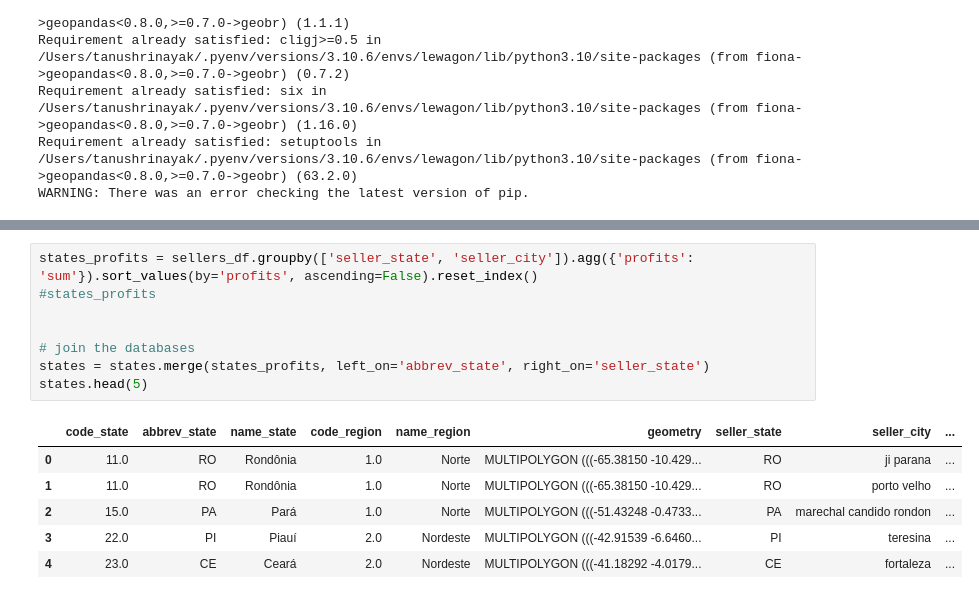
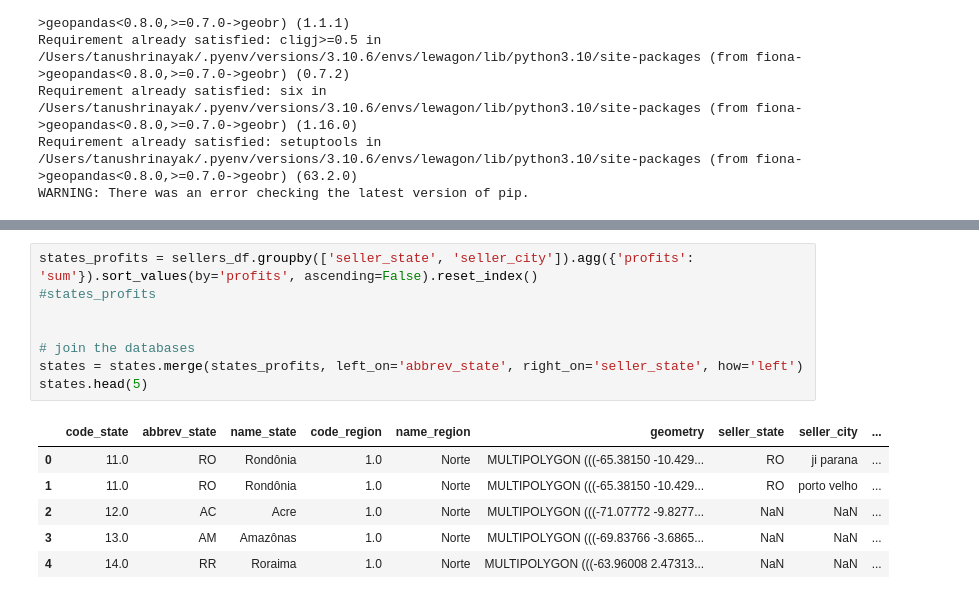
Before and after one commit to tanushrin/data-recap_ceo_request, a Jupyter notebook: CEO-Request Challenge_Brazil.ipynb, the cells around one changed output, grey strips where cells are left out. Cells and saved outputs as stored; diff of their text form.

```diff
--- a/CEO-Request Challenge_Brazil.ipynb
+++ b/CEO-Request Challenge_Brazil.ipynb
@@ -407,18 +433,18 @@ ax.axis("off")
 # %%
 states_profits = sellers_df.groupby(['seller_state', 'seller_city']).agg({'profits': 'sum'}).sort_values(by='profits', ascending=False).reset_index()
 #states_profits
 
 
 # join the databases
-states = states.merge(states_profits, left_on='abbrev_state', right_on='seller_state')
+states = states.merge(states_profits, left_on='abbrev_state', right_on='seller_state', how='left')
 states.head(5)
 # %% [output]
 |  | code_state | abbrev_state | name_state | code_region | name_region | geometry | seller_state | seller_city | ... |
 | 0 | 11.0 | RO | Rondônia | 1.0 | Norte | MULTIPOLYGON (((-65.38150 -10.429... | RO | ji parana | ... |
 | 1 | 11.0 | RO | Rondônia | 1.0 | Norte | MULTIPOLYGON (((-65.38150 -10.429... | RO | porto velho | ... |
-| 2 | 15.0 | PA | Pará | 1.0 | Norte | MULTIPOLYGON (((-51.43248 -0.4733... | PA | marechal candido rondon | ... |
-| 3 | 22.0 | PI | Piauí | 2.0 | Nordeste | MULTIPOLYGON (((-42.91539 -6.6460... | PI | teresina | ... |
-| 4 | 23.0 | CE | Ceará | 2.0 | Nordeste | MULTIPOLYGON (((-41.18292 -4.0179... | CE | fortaleza | ... |
+| 2 | 12.0 | AC | Acre | 1.0 | Norte | MULTIPOLYGON (((-71.07772 -9.8277... | NaN | NaN | ... |
+| 3 | 13.0 | AM | Amazônas | 1.0 | Norte | MULTIPOLYGON (((-69.83766 -3.6865... | NaN | NaN | ... |
+| 4 | 14.0 | RR | Roraima | 1.0 | Norte | MULTIPOLYGON (((-63.96008 2.47313... | NaN | NaN | ... |
 # %%
 plt.rcParams.update({"font.size": 5})
 
```
Also changed, not shown: parts of 5 cells of this notebook.
